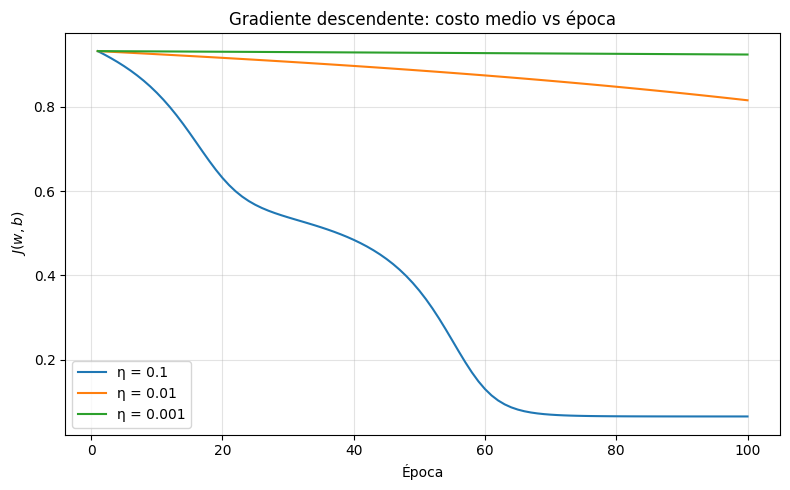
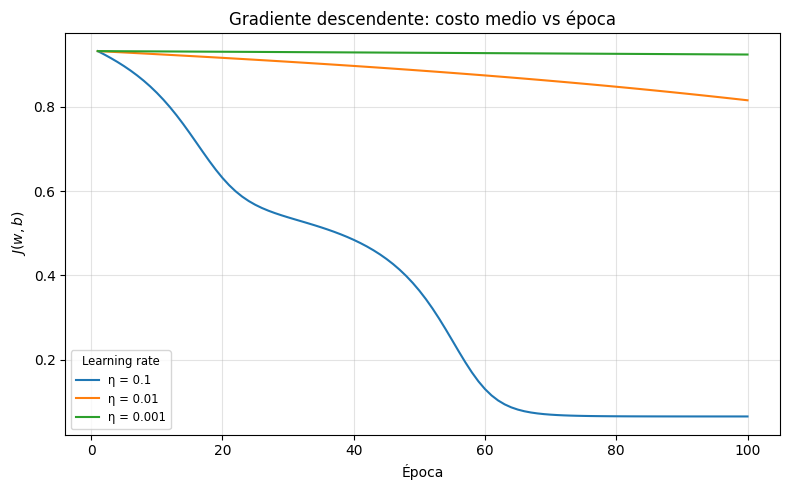
The notebook cell's code change between the first figure and the second:
--- before
+++ after
@@ -12,5 +12,5 @@
 plt.ylabel(r"$J(w,b)$")
 plt.title("Gradiente descendente: costo medio vs época")
-plt.legend()
+plt.legend(title="Learning rate", fontsize="small", title_fontsize="small")
 plt.grid(True, alpha=0.35)
 plt.tight_layout()

Commit: Correcciones menores al gráfico